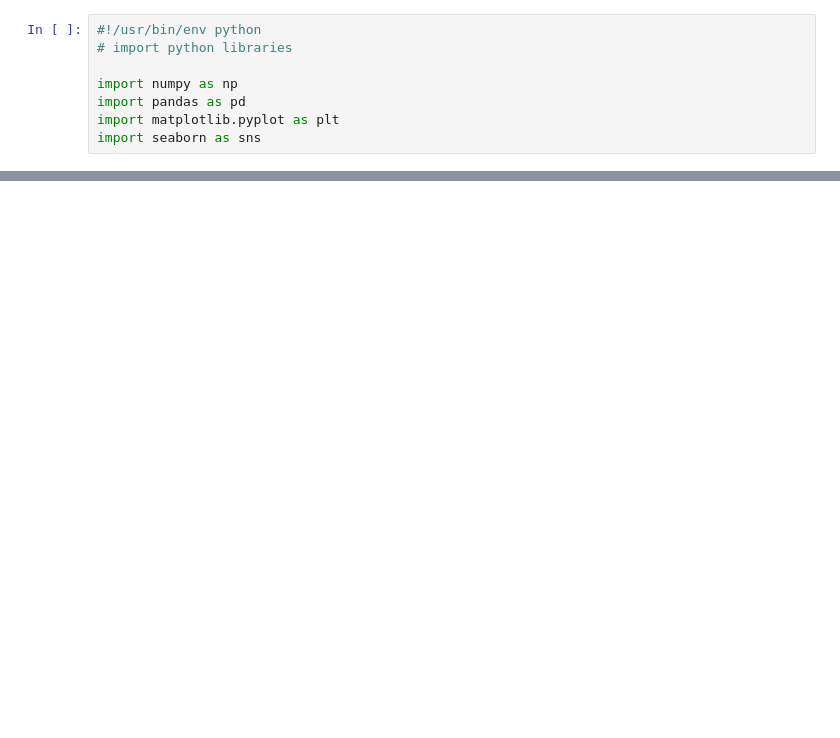
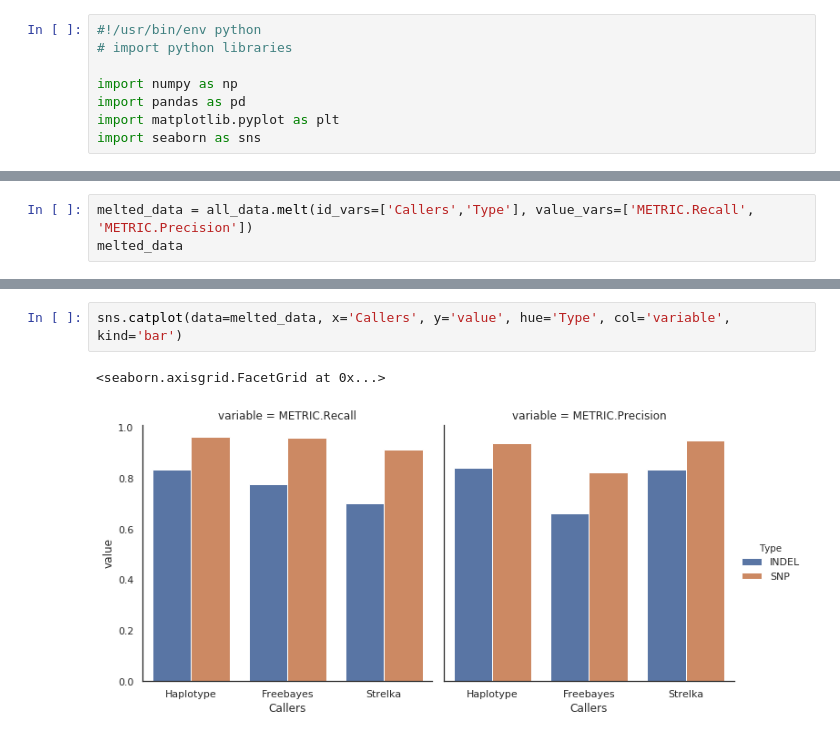
Before and after one commit to Clinical-Genomics/BALSAMIC_validate, a Jupyter notebook: germline-variants/germline-validation.ipynb, the cells around one changed output, grey strips where cells are left out. Drawn from its saved outputs; the diff is of its cells as text; blank space fills up the shorter version.

```diff
--- a/germline-variants/germline-validation.ipynb
+++ b/germline-variants/germline-validation.ipynb
@@ -49,0 +52,3 @@ plt.savefig('scatter_plot.png', bbox_inches="tight")
+# %%
+melted_data = all_data.melt(id_vars=['Callers','Type'], value_vars=['METRIC.Recall', 'METRIC.Precision'])
+melted_data
@@ -49,0 +69,5 @@ plt.savefig('scatter_plot.png', bbox_inches="tight")
+# %%
+sns.catplot(data=melted_data, x='Callers', y='value', hue='Type', col='variable', kind='bar')
+# %% [output]
+<seaborn.axisgrid.FacetGrid at 0x...>
+[figure, added]
```
Also changed, not shown: parts of 2 cells of this notebook, 9 other files.
